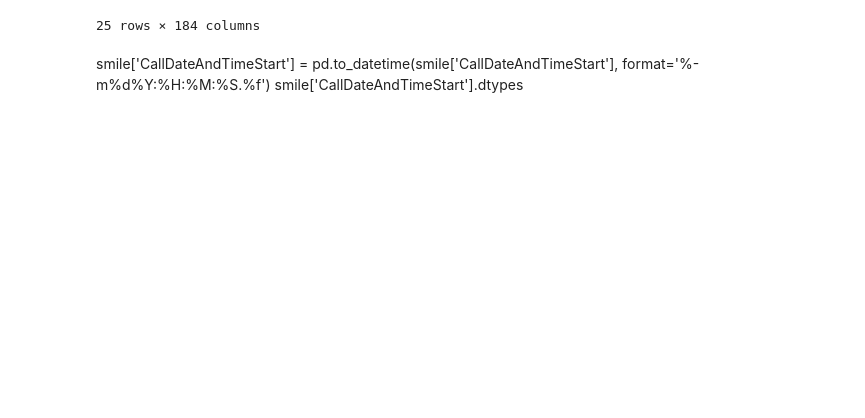
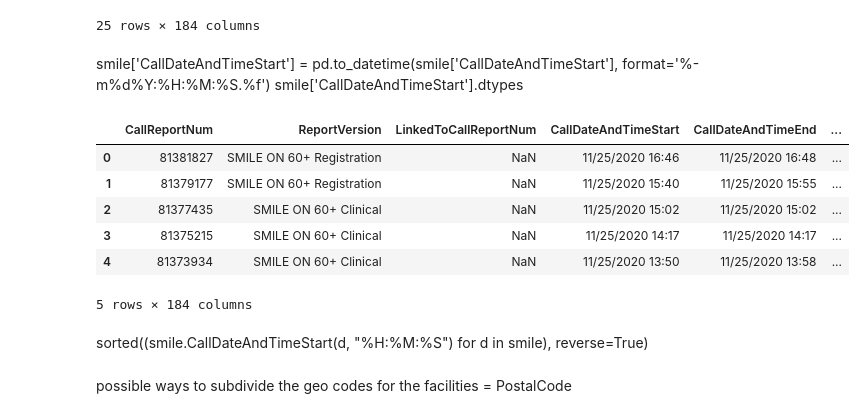
Before and after one commit to bsfcs/smile-on-black_panther, a Jupyter notebook: Wakanda Forever.ipynb, the cells around one changed output. Saved outputs shown, nothing was run; the diff lists cells and outputs as text; code cells hidden in the pictures; blank space fills up the shorter version.

```diff
--- a/Wakanda Forever.ipynb
+++ b/Wakanda Forever.ipynb
@@ -393,0 +397,14 @@ smile['CallDateAndTimeStart'].dtypes
+# %%
+smile.head(5)
+# %% [output]
+|  | CallReportNum | ReportVersion | LinkedToCallReportNum | CallDateAndTimeStart | CallDateAndTimeEnd | ... |
+| 0 | 81381827 | SMILE ON 60+ Registration | NaN | 11/25/2020 16:46 | 11/25/2020 16:48 | ... |
+| 1 | 81379177 | SMILE ON 60+ Registration | NaN | 11/25/2020 15:40 | 11/25/2020 15:55 | ... |
+| 2 | 81377435 | SMILE ON 60+ Clinical | NaN | 11/25/2020 15:02 | 11/25/2020 15:02 | ... |
+| 3 | 81375215 | SMILE ON 60+ Clinical | NaN | 11/25/2020 14:17 | 11/25/2020 14:17 | ... |
+| 4 | 81373934 | SMILE ON 60+ Clinical | NaN | 11/25/2020 13:50 | 11/25/2020 13:58 | ... |
+5 rows × 184 columns
+# %% [markdown]
+sorted((smile.CallDateAndTimeStart(d, "%H:%M:%S") for d in smile), reverse=True)
+# %% [markdown]
+possible ways to subdivide the geo codes for the facilities = PostalCode
```
Also changed, not shown: parts of 10 cells of this notebook.
